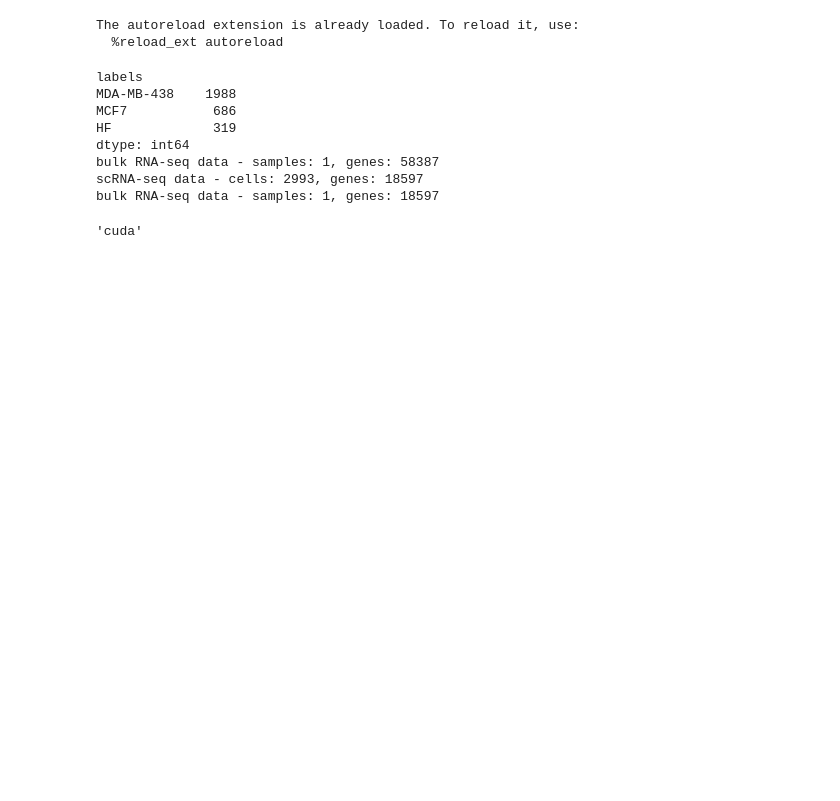
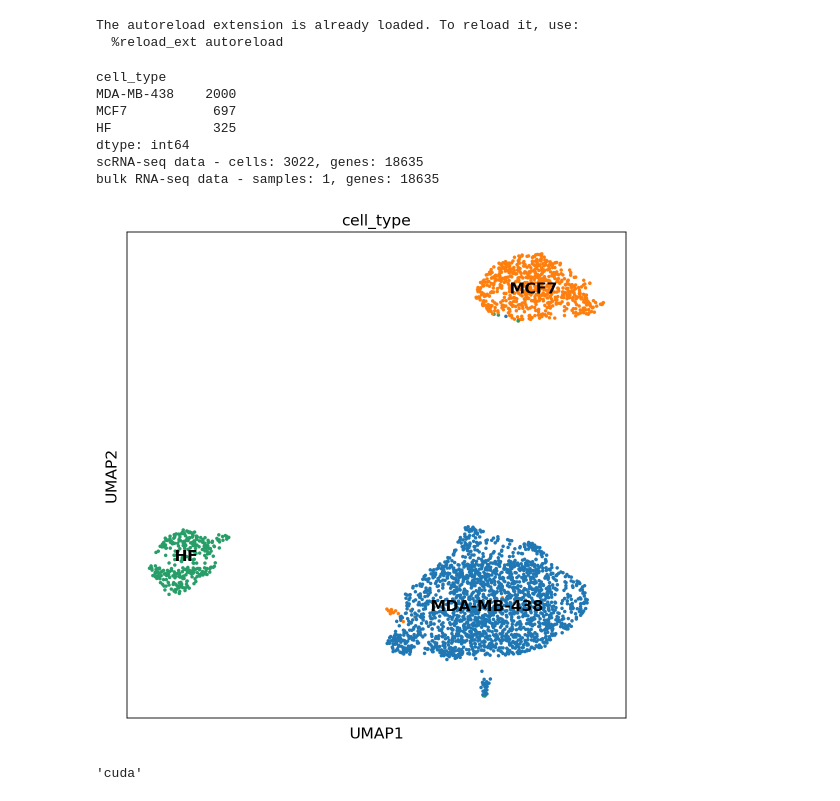
Before and after one commit to lutrarutra/deconv, a Jupyter notebook: notebooks/3bulk.ipynb, the cells around one changed output. Saved outputs shown, nothing was run; the diff lists cells and outputs as text; code cells hidden in the pictures; blank space fills up the shorter version.

```diff
--- a/notebooks/3bulk.ipynb
+++ b/notebooks/3bulk.ipynb
@@ -31,48 +22,39 @@ cell_types = ["0", "1", "2"]
 # %%
-reference_file = os.path.join(indir, "sc.tsv")
-reference_mdata_file = os.path.join(indir, "pdata.tsv")
-bulk_file = os.path.join(indir, "bulk.tsv")
+reference_file = os.path.join(indir, "reference.h5ad")
+bulk_file = os.path.join(indir, "bulk_norm.txt")
 
 true_df = pd.read_csv(os.path.join(indir, "proportions.csv"), sep=",", index_col=0)
-# true_df = true_df.reindex(sorted(true_df.columns), axis=1)
 
-sadata = dv.tl.read_data(reference_file)
-pheno_df = pd.read_csv(reference_mdata_file, sep="\t", index_col=0)
-common_cells = list(set(pheno_df.index.tolist()) & set(sadata.obs_names.tolist()))
+sadata = sc.read_h5ad(reference_file)
 
-sadata = sadata[common_cells, :].copy()
-pheno_df = pheno_df.loc[common_cells, :].copy()
-sadata.obs["labels"] = pheno_df["cellType"].values
-sadata.obs["labels"] = sadata.obs["labels"].astype("category")
-sadata = sadata[sadata.obs["labels"].astype("str").isin(cell_types), :].copy()
-sadata.obs["labels"] = sadata.obs["labels"].cat.rename_categories(["MDA-MB-438", "MCF7", "HF"])
+print(sadata.obs.groupby("cell_type").size())
 
-print(sadata.obs.groupby("labels").size())
+bulk_df = pd.read_table(bulk_file, index_col=0)
 
-bulk_df = pd.read_csv(bulk_file, sep="\t", index_col=0)
-
-print(f"bulk RNA-seq data - samples: {bulk_df.shape[0]}, genes: {bulk_df.shape[1]}")
 sc.pp.filter_cells(sadata, min_genes=200)
 sc.pp.filter_genes(sadata, min_cells=3)
 adata = dv.tl.combine(sadata, bulk_df)
 del sadata
 scout.tl.scale_log_center(adata, target_sum=None, exclude_highly_expressed=False)
+scout.tl.calculate_qc_metrics(adata)
 # sc.pp.highly_variable_genes(adata, n_top_genes=5000, subset=True)
 # %% [output]
-labels
-MDA-MB-438    1988
-MCF7           686
-HF             319
+cell_type
+MDA-MB-438    2000
+MCF7           697
+HF             325
 dtype: int64
-bulk RNA-seq data - samples: 1, genes: 58387
-scRNA-seq data - cells: 2993, genes: 18597
-bulk RNA-seq data - samples: 1, genes: 18597
+scRNA-seq data - cells: 3022, genes: 18635
+bulk RNA-seq data - samples: 1, genes: 18635
 # %%
-# sc.settings.set_figure_params(figsize=(8,8), dpi=80, facecolor='white')
-# sc.settings.figdir = "../deconV/figures/"
-# sc.pp.neighbors(adata)
-# sc.tl.umap(adata)
-# sc.pl.umap(adata, color=["cellType"], frameon=True, legend_loc="on data", save="_3_bulk.pdf", title="")
+sc.settings.set_figure_params(figsize=(8,8), dpi=80, facecolor='white')
+sc.settings.figdir = "../deconV/figures/"
+sc.pp.pca(adata)
+sc.pp.neighbors(adata)
+sc.tl.umap(adata)
+sc.pl.umap(adata, color=["cell_type"], frameon=True, legend_loc="on data")#, save="_3_bulk.pdf", title="")
+# %% [output]
+[figure, added]
 # %%
 device = "cuda" if torch.cuda.is_available() else "cpu"
 device
```
Also changed, not shown: parts of 6 cells of this notebook, 4 other files.
